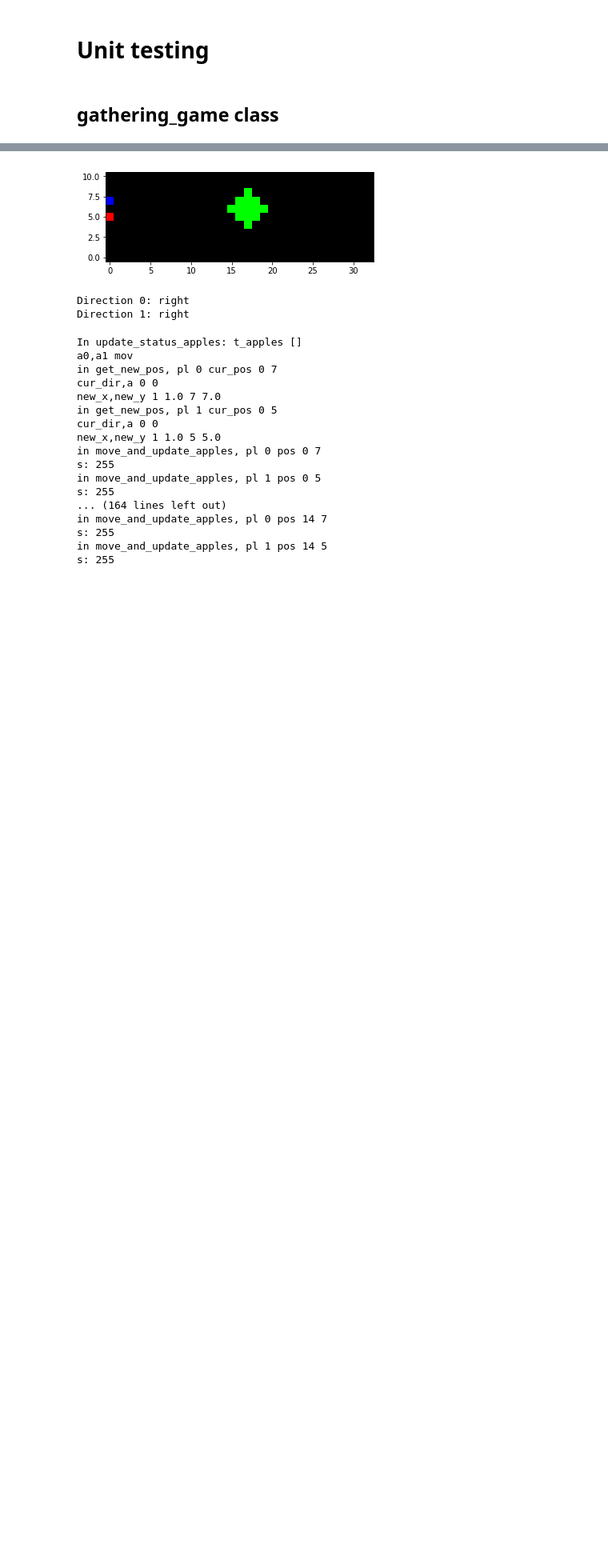
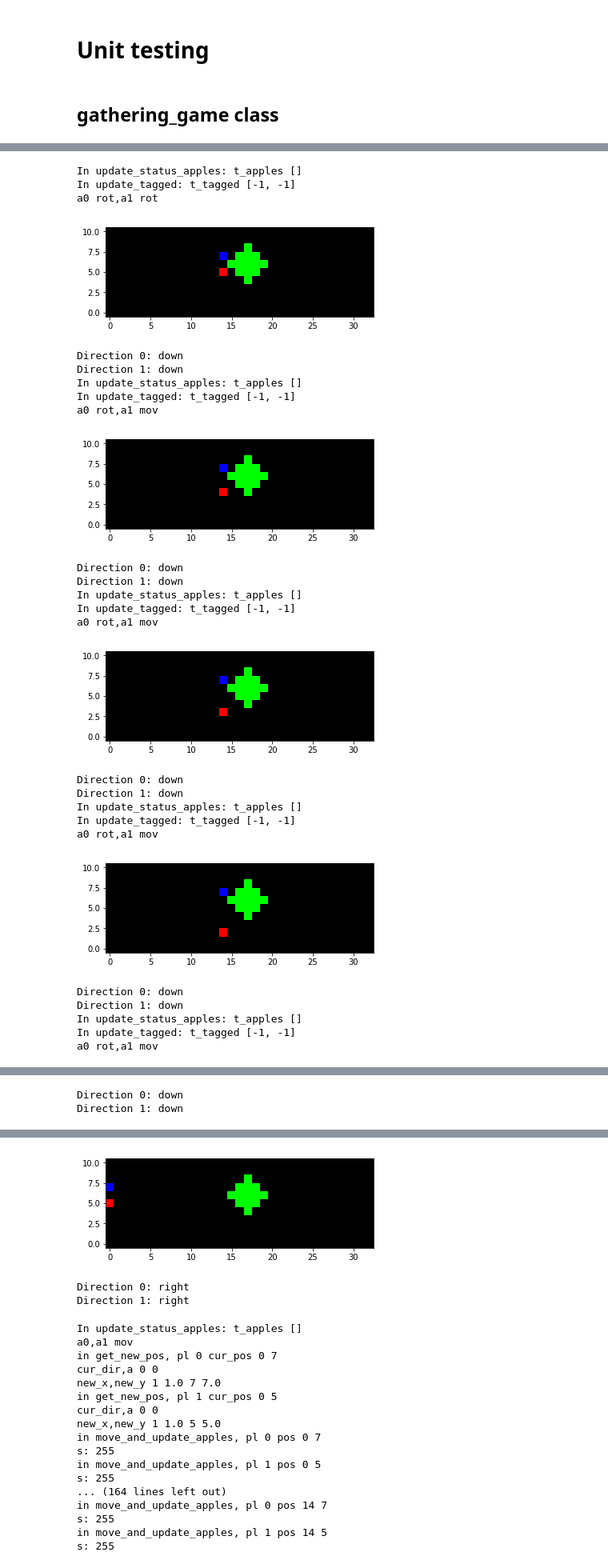
Before and after one commit to rbondesan/ssd, a Jupyter notebook: modules/test_units.ipynb, the cells around one changed output, grey strips where cells are left out. Shown: that part at 80% size. Saved outputs shown, nothing was run; the diff lists cells and outputs as text; code cells hidden in the pictures; blank space fills up the shorter version.

```diff
--- a/modules/test_units.ipynb
+++ b/modules/test_units.ipynb
@@ -31,2 +39,47 @@ pars {'size_obs_ahead': 15, 'size_obs_side': 10, 'gamma': 0.99, 'W': 33, 'N_appl
 Direction 0: right
 Direction 1: right
+# %%
+# s_t, a_{0,t}, a_{1,t}, s_{t+1}
+#r0,r1=test_game.transition_and_get_reward(test_game.actions_dict['stand_still'], test_game.actions_dict['rotate_right'])
+#test_game.show_screen(show=True)
+#
+r0,r1=test_game.transition_and_get_reward(test_game.actions_dict['rotate_right'], test_game.actions_dict['rotate_right'])
+test_game.show_screen(show=True)
+r0,r1=test_game.transition_and_get_reward(test_game.actions_dict['stand_still'], test_game.actions_dict['step_forward'])
+test_game.show_screen(show=True)
+r0,r1=test_game.transition_and_get_reward(test_game.actions_dict['stand_still'], test_game.actions_dict['step_forward'])
+test_game.show_screen(show=True)
+r0,r1=test_game.transition_and_get_reward(test_game.actions_dict['stand_still'], test_game.actions_dict['step_forward'])
+test_game.show_screen(show=True)
+r0,r1=test_game.transition_and_get_reward(test_game.actions_dict['stand_still'], test_game.actions_dict['step_forward'])
+test_game.show_screen(show=True)
+r0,r1=test_game.transition_and_get_reward(test_game.actions_dict['stand_still'], test_game.actions_dict['step_forward'])
+test_game.show_screen(show=True)
+# %% [output]
+In update_status_apples: t_apples []
+In update_tagged: t_tagged [-1, -1]
+a0 rot,a1 rot
+[figure, added]
+Direction 0: down
+Direction 1: down
+In update_status_apples: t_apples []
+In update_tagged: t_tagged [-1, -1]
+a0 rot,a1 mov
+[figure, added]
+Direction 0: down
+Direction 1: down
+In update_status_apples: t_apples []
+In update_tagged: t_tagged [-1, -1]
+a0 rot,a1 mov
+[figure, added]
+Direction 0: down
+Direction 1: down
+In update_status_apples: t_apples []
+In update_tagged: t_tagged [-1, -1]
+a0 rot,a1 mov
+[figure, added]
+Direction 0: down
+Direction 1: down
+In update_status_apples: t_apples []
+In update_tagged: t_tagged [-1, -1]
+a0 rot,a1 mov
@@ -32,0 +93,2 @@ Direction 1: right
+Direction 0: down
+Direction 1: down
```
Also changed, not shown: parts of 12 cells of this notebook, 6 other files.
